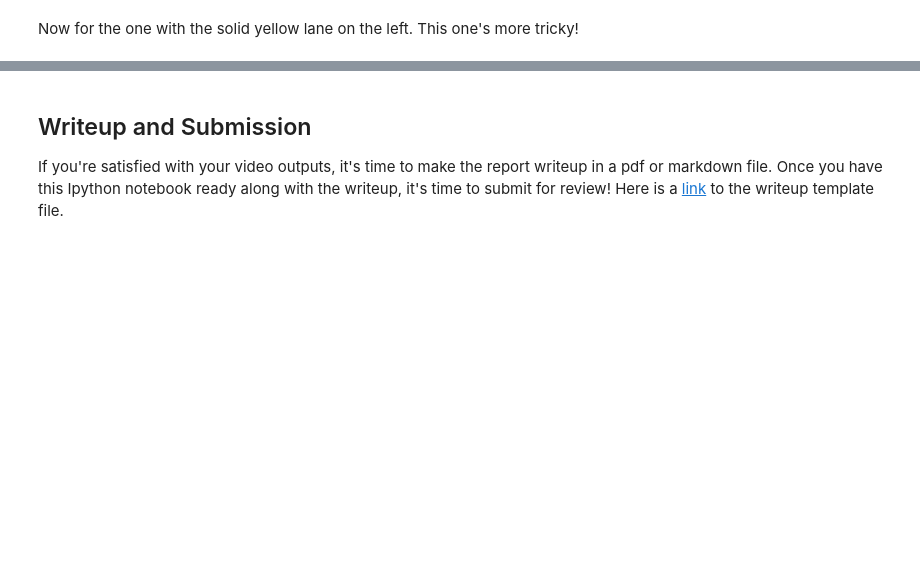
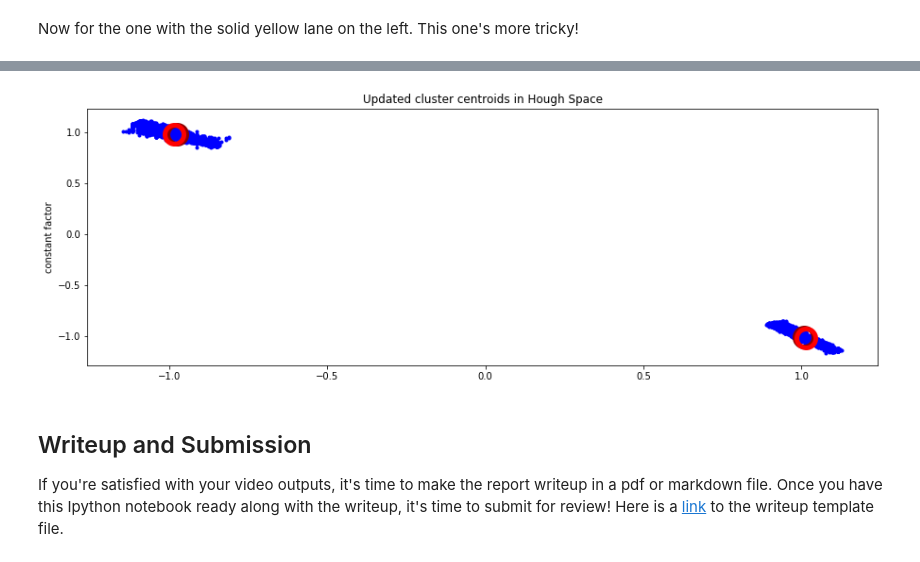
Before and after one commit to LinasKo/CarND-LaneLines-P1, a Jupyter notebook: P1.ipynb, the cells around one changed output, grey strips where cells are left out. Drawn from its saved outputs; the diff is of its cells as text; code cells hidden in the pictures; blank space fills up the shorter version.

```diff
--- a/P1.ipynb
+++ b/P1.ipynb
@@ -381,0 +525,26 @@ HTML("""
+# %%
+# Eliminate features, far from centroids
+
+from scipy.spatial import distance
+
+distances = distance.cdist(white_line_equations, white_centroids, 'euclidean')
+min_distances = np.min(distances, axis=1)
+keep_closest_n = round(0.9 * len(white_line_equations))
+indices_of_closest = np.argsort(min_distances)[:keep_closest_n]
+
+white_line_equations = white_line_equations[indices_of_closest]
+new_centroids, _ = kmeans(white_line_equations, 2)
+
+plt.rcParams['figure.figsize'] = [15, 5]  # larger plots
+plt.plot(white_line_equations[:, 0], white_line_equations[:, 1], "b.")
+plt.plot(white_centroids[:, 0], white_centroids[:, 1], 'o', color="darkred", markersize=20, markerfacecolor='none', markeredgewidth=5)
+plt.plot(new_centroids[:, 0], new_centroids[:, 1], 'or', markersize=20, markerfacecolor='none', markeredgewidth=5)
+plt.title("Updated cluster centroids in Hough Space")
+plt.ylabel('slope')
+plt.ylabel('constant factor')
+plt.show()
+
+# REFLECTION: Possible way to enhance it is to factor in the variance of the data near the clusters. If something is further
+# than 2 x std from both of the clusters, then drop it.
+# %% [output]
+[figure, added]
```
Also changed, not shown: parts of 15 cells of this notebook, 5 other files.
